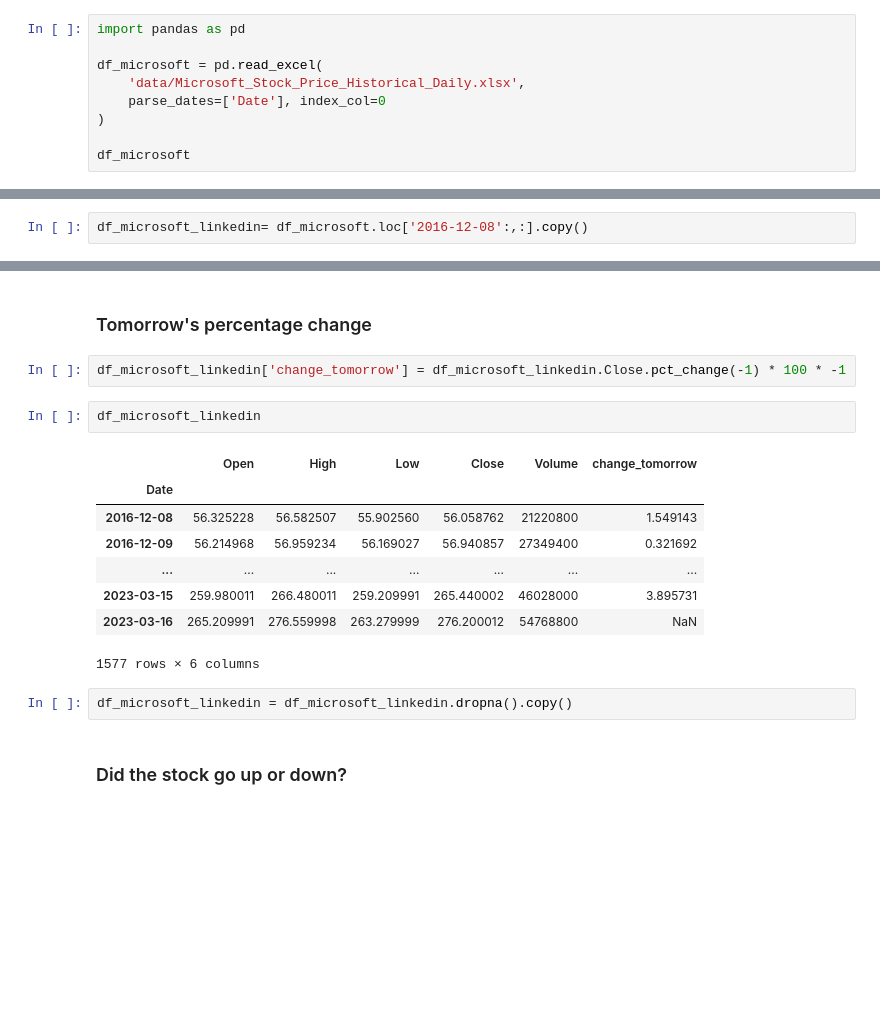
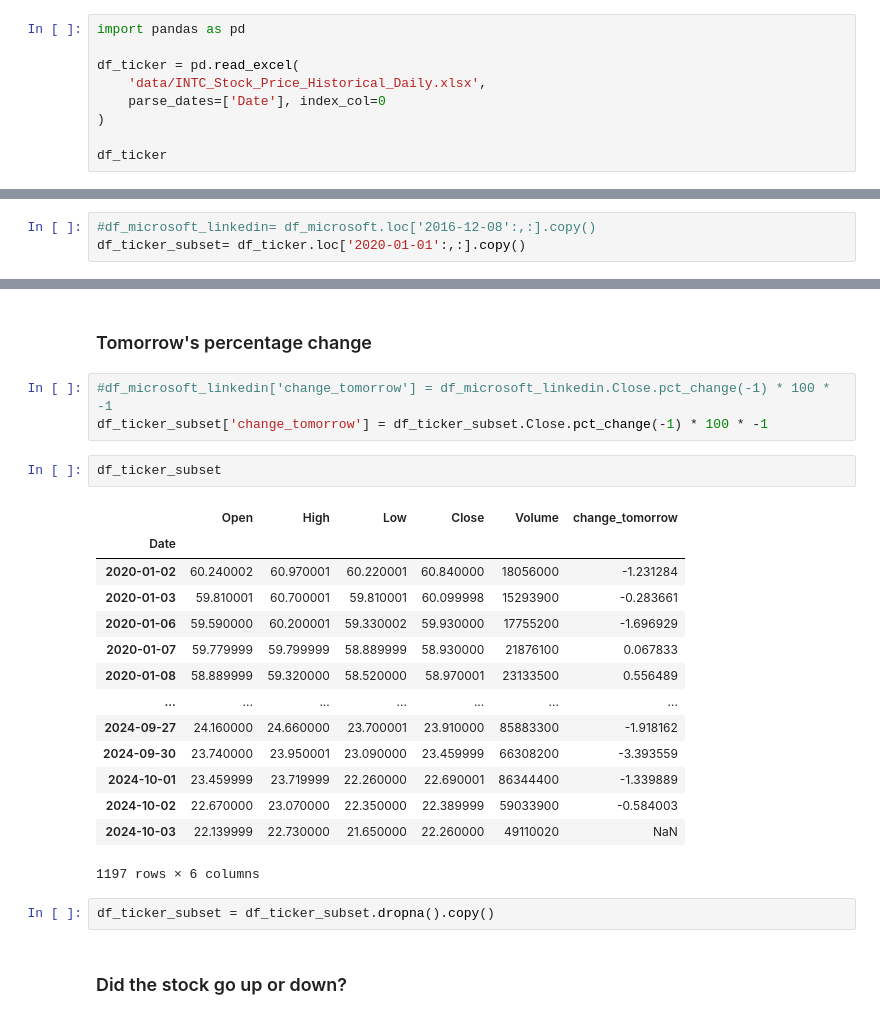
Before and after one commit to MangoWorx/practical-python-for-algorithmic-trading-4403633-main, a Jupyter notebook: notebooks-course/01B_Data Preprocessing.ipynb, the cells around one changed output, grey strips where cells are left out. Saved outputs shown, nothing was run; the diff lists cells and outputs as text; blank space fills up the shorter version.

```diff
--- a/notebooks-course/01B_Data Preprocessing.ipynb
+++ b/notebooks-course/01B_Data Preprocessing.ipynb
@@ -163,12 +167,12 @@ df_ticker.to_excel(f'data/{ticker}.csv')
 # %%
 import pandas as pd
 
-df_microsoft = pd.read_excel(
-    'data/Microsoft_Stock_Price_Historical_Daily.xlsx',
+df_ticker = pd.read_excel(
+    'data/INTC_Stock_Price_Historical_Daily.xlsx',
     parse_dates=['Date'], index_col=0
 )
 
-df_microsoft
+df_ticker
 # %% [output]
 |  | Open | High | Low | Close | Volume |
 | Date |  |  |  |  |  |
@@ -183,26 +193,34 @@ df_microsoft
 # %% [markdown]
 ![](src/Microsoft_x_LinkedIn.png)
 # %%
-df_microsoft_linkedin= df_microsoft.loc['2016-12-08':,:].copy()
+#df_microsoft_linkedin= df_microsoft.loc['2016-12-08':,:].copy()
+df_ticker_subset= df_ticker.loc['2020-01-01':,:].copy()
 # %% [markdown]
 ## Create new columns
 # %% [markdown]
 ### Tomorrow's percentage change
 # %%
-df_microsoft_linkedin['change_tomorrow'] = df_microsoft_linkedin.Close.pct_change(-1) * 100 * -1
+#df_microsoft_linkedin['change_tomorrow'] = df_microsoft_linkedin.Close.pct_change(-1) * 100 * -1
+df_ticker_subset['change_tomorrow'] = df_ticker_subset.Close.pct_change(-1) * 100 * -1
 # %%
-df_microsoft_linkedin
+df_ticker_subset
 # %% [output]
 |  | Open | High | Low | Close | Volume | change_tomorrow |
 | Date |  |  |  |  |  |  |
-| 2016-12-08 | 56.325228 | 56.582507 | 55.902560 | 56.058762 | 21220800 | 1.549143 |
-| 2016-12-09 | 56.214968 | 56.959234 | 56.169027 | 56.940857 | 27349400 | 0.321692 |
+| 2020-01-02 | 60.240002 | 60.970001 | 60.220001 | 60.840000 | 18056000 | -1.231284 |
+| 2020-01-03 | 59.810001 | 60.700001 | 59.810001 | 60.099998 | 15293900 | -0.283661 |
+| 2020-01-06 | 59.590000 | 60.200001 | 59.330002 | 59.930000 | 17755200 | -1.696929 |
+| 2020-01-07 | 59.779999 | 59.799999 | 58.889999 | 58.930000 | 21876100 | 0.067833 |
+| 2020-01-08 | 58.889999 | 59.320000 | 58.520000 | 58.970001 | 23133500 | 0.556489 |
 | ... | ... | ... | ... | ... | ... | ... |
-| 2023-03-15 | 259.980011 | 266.480011 | 259.209991 | 265.440002 | 46028000 | 3.895731 |
-| 2023-03-16 | 265.209991 | 276.559998 | 263.279999 | 276.200012 | 54768800 | NaN |
+| 2024-09-27 | 24.160000 | 24.660000 | 23.700001 | 23.910000 | 85883300 | -1.918162 |
+| 2024-09-30 | 23.740000 | 23.950001 | 23.090000 | 23.459999 | 66308200 | -3.393559 |
+| 2024-10-01 | 23.459999 | 23.719999 | 22.260000 | 22.690001 | 86344400 | -1.339889 |
+| 2024-10-02 | 22.670000 | 23.070000 | 22.350000 | 22.389999 | 59033900 | -0.584003 |
+| 2024-10-03 | 22.139999 | 22.730000 | 21.650000 | 22.260000 | 49110020 | NaN |
-1577 rows × 6 columns
+1197 rows × 6 columns
 # %%
-df_microsoft_linkedin = df_microsoft_linkedin.dropna().copy()
+df_ticker_subset = df_ticker_subset.dropna().copy()
 # %% [markdown]
 ### Did the stock go up or down?
 # %%
```
Also changed, not shown: parts of 10 cells of this notebook, 10 other files.
